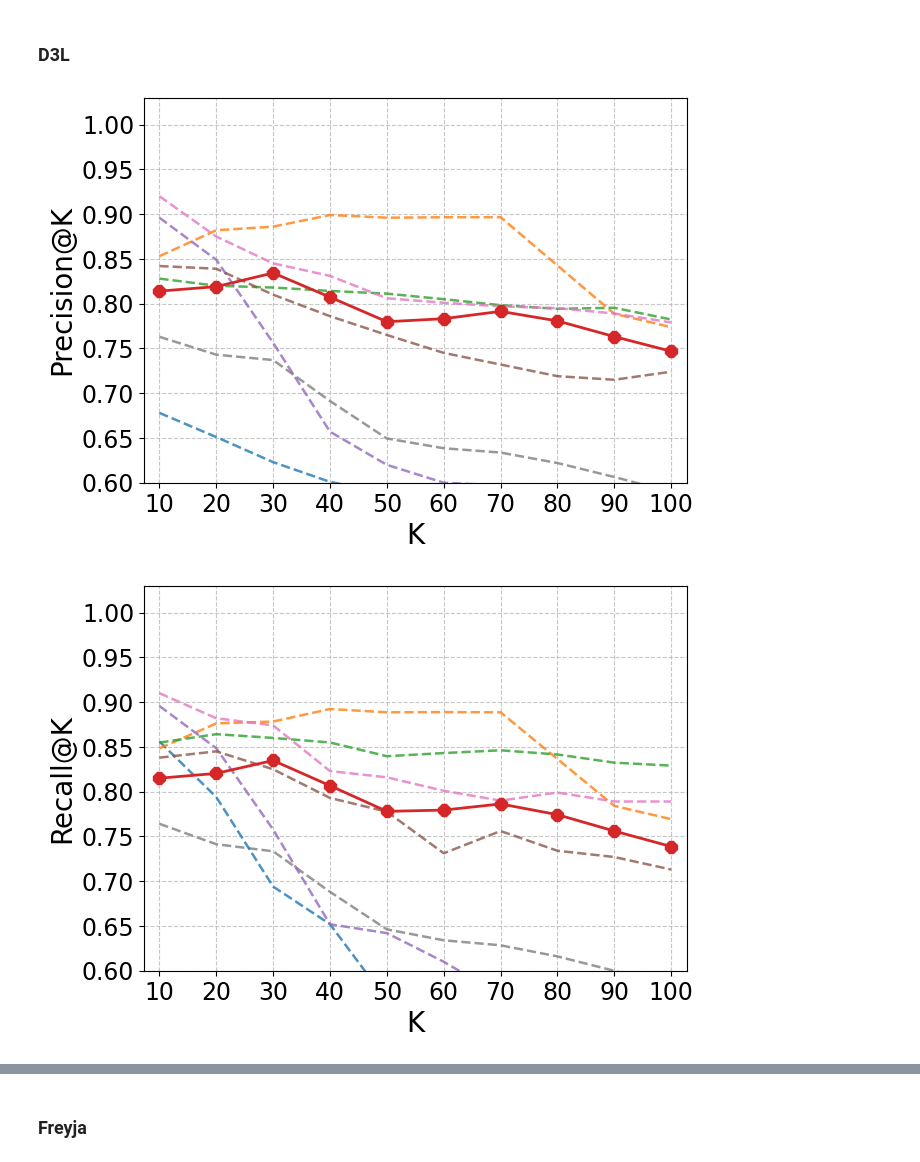
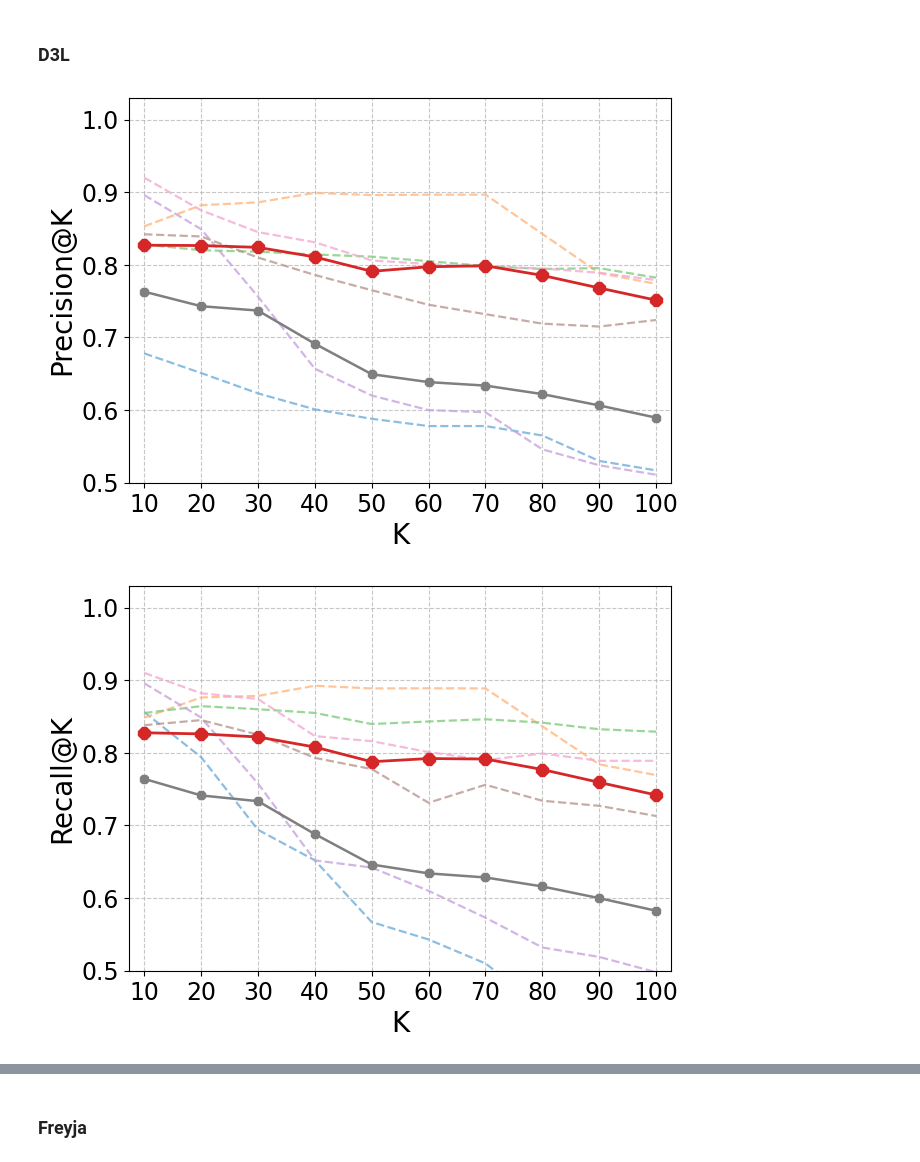
Before and after one commit to dtim-upc/FREYJA, a Jupyter notebook: experiments/notebooks/plots_and_statistical_analyses.ipynb, the cells around one changed output, grey strips where cells are left out. Cells and saved outputs as stored; diff of their text form; code cells hidden in the pictures.

```diff
--- a/experiments/notebooks/plots_and_statistical_analyses.ipynb
+++ b/experiments/notebooks/plots_and_statistical_analyses.ipynb
@@ -25,26 +25,15 @@ data = {
     }
 }
 colors = [
-    "#bfbfbf",  # pale gray
+    "#d62728",  # red
+    "#7f7f7f",  # pale gray
     "#6faedb",  # pale blue
     "#ffb780",  # pale orange
     "#7fcd7f",  # pale green
     "#c9a3de",  # pale purple
     "#b8988f",  # pale brown
     "#f3aad1",  # pale pink
-    "#d62728",  # red
 ]
-
-colors = [
-    "#d62728", # red
-    "#7f7f7f", # grey
-    "#1f77b4", # blue
-    "#ff7f0e", # orange
-    "#2ca02c", # green
-    "#9467bd", # purple
-    "#8c564b", # brown
-    "#e377c2", # pink
-]
 # %%
 # Get method names from the data dictionary (first metric as reference)
 method_labels = list(next(iter(data.values())).keys())
@@ -74,5 +63,5 @@ plt.close()
 # %%
-def plot_metric(metric_name, methods, x, save="", outdir=".", ybottom=0.6, ytop=1.03):
+def plot_metric(metric_name, methods, x, save="", outdir=".", ybottom=0.5, ytop=1.03):
     """
     Plots a single metric and optionally saves it as a PNG file.
 
@@ -89,13 +78,13 @@ def plot_metric(metric_name, methods, x, save="", outdir=".", ybottom=0.6, ytop=
     for (method, values), marker, ls, color in zip(
         methods.items(), markers, linestyles, colors
     ):
-        if method == "Freyja":  # Highlight your system
+        if method == "Freyja":
             plt.plot(
                 x, values,
                 marker=marker, linestyle=ls, color=color, linewidth=2,
                 label=method, zorder=10, markersize=9,
             )
-        elif method == "Freyja no K":
+        elif method == "MJ":
             plt.plot(
                 x, values,
                 marker=marker, linestyle=ls, color=color, linewidth=1.8,
@@ -316,47 +291,47 @@ def plot_d3l():
 
     data = {
         "Precision@K": {
-            "Freyja no K": [0.763, 0.743, 0.737, 0.6913, 0.6494, 0.6385, 0.6337, 0.622, 0.6064, 0.5896],
+            "Freyja": [0.827, 0.8265, 0.824, 0.8108, 0.791, 0.7973, 0.7987, 0.7854, 0.7681, 0.7513],
+            "MJ": [0.763, 0.743, 0.737, 0.6913, 0.6494, 0.6385, 0.6337, 0.622, 0.6064, 0.5896],
             "Santos": [0.678, 0.651, 0.623, 0.601, 0.588, 0.578, 0.578, 0.565, 0.530, 0.517],
             "D3L": [0.853, 0.882, 0.886, 0.899, 0.896, 0.8965, 0.8966, 0.8426, 0.7887, 0.7737],
             "WarpGate": [0.828, 0.82, 0.818, 0.8142, 0.8112, 0.805, 0.7983, 0.7942, 0.7954, 0.7823],
             "Starmie": [0.896, 0.849, 0.7563, 0.657, 0.62, 0.6, 0.597, 0.546, 0.524, 0.511],
             "DeepJoin": [0.842, 0.839, 0.81, 0.786, 0.765, 0.745, 0.732, 0.719, 0.715, 0.724],
             "KGLiDS": [0.92, 0.875, 0.845, 0.831, 0.806, 0.801, 0.797, 0.795, 0.789, 0.779],
-            "Freyja": [0.814, 0.819, 0.8343, 0.8073, 0.7798, 0.7832, 0.7914, 0.7807, 0.7632, 0.7468],
             # "Freyja with J": = [0.869, 0.846, 0.7917, 0.7665, 0.7514, 0.7615, 0.774, 0.7736, 0.7647, 0.7548],
             # "Freyja with C" = [0.858, 0.8505, 0.795, 0.735, 0.695, 0.6672, 0.6487, 0.632, 0.6146, 0.6011]
         },
         "Recall@K" : {
-            "Freyja no K": [0.7641, 0.7413, 0.7334, 0.6881, 0.6462, 0.634, 0.6284, 0.616, 0.5999, 0.5826],
+            "Freyja": [0.8276, 0.826, 0.8218, 0.8079, 0.7877, 0.7921, 0.7914, 0.777, 0.7593, 0.7419],
+            "MJ": [0.7641, 0.7413, 0.7334, 0.6881, 0.6462, 0.634, 0.6284, 0.616, 0.5999, 0.5826],
             "Santos": [0.856, 0.794, 0.694, 0.652, 0.567, 0.543, 0.51, 0.45, 0.476, 0.443],
             "D3L": [0.8483, 0.8762, 0.8783, 0.8923, 0.8886, 0.8888, 0.8886, 0.8365, 0.7841, 0.7693],
             "WarpGate": [0.8548, 0.8642, 0.86, 0.8549, 0.8396, 0.8431, 0.8462, 0.8415, 0.8324, 0.8291],
             "Starmie": [0.8957, 0.8485, 0.7577, 0.6519, 0.642, 0.61, 0.573, 0.532, 0.519, 0.498],
             "DeepJoin": [0.838, 0.845, 0.825, 0.793, 0.7776, 0.7312, 0.756, 0.734, 0.727, 0.713],
             "KGLiDS": [0.91, 0.882, 0.874, 0.823, 0.816, 0.801, 0.79, 0.799, 0.789, 0.789],
-            "Freyja": [0.815, 0.8204, 0.8348, 0.8067, 0.778, 0.7794, 0.7863, 0.7743, 0.756, 0.7387],
             # "Freyja with J": = [0.8673, 0.8436, 0.7881, 0.7607, 0.7449, 0.7537, 0.7655, 0.7653, 0.7564, 0.7463],
             # "Freyja with C" = [0.8565, 0.8487, 0.7942, 0.7335, 0.6937, 0.6649, 0.6454, 0.628, 0.6104, 0.5968]
         },
         "MAP@K" : {
-            "Freyja no K": [0.7239, 0.7558, 0.7671, 0.7683, 0.7642, 0.7548, 0.7487, 0.7456, 0.7454, 0.7471],
+            "Freyja": [0.7438, 0.8069, 0.8156, 0.8223, 0.8237, 0.8209, 0.8225, 0.8264, 0.8297, 0.8332],
+            "MJ": [0.7239, 0.7558, 0.7671, 0.7683, 0.7642, 0.7548, 0.7487, 0.7456, 0.7454, 0.7471],
             "Santos": [0.734, 0.712, 0.689, 0.705, 0.699, 0.689, 0.685, 0.678, 0.669, 0.668],
             "D3L": [0.7458, 0.8246, 0.8517, 0.8599, 0.8692, 0.8751, 0.8779, 0.878, 0.8754, 0.8677],
             "WarpGate": [0.8466, 0.8709, 0.8795, 0.8841, 0.8861, 0.8816, 0.8805, 0.8818, 0.8815, 0.8821],
             "Starmie": [0.7838, 0.8455, 0.8471, 0.8295, 0.806, 0.7887, 0.7759, 0.7604, 0.7436, 0.7322],
             "DeepJoin": [0.773, 0.792, 0.753, 0.7861, 0.775, 0.7124, 0.7322, 0.7238, 0.7155, 0.7214],
             "KGLiDS": [0.834, 0.812, 0.831, 0.798, 0.786, 0.771, 0.779, 0.784, 0.789, 0.77],
-            "Freyja": [0.7402, 0.7939, 0.8102, 0.8181, 0.822, 0.8193, 0.819, 0.8217, 0.8248, 0.8283],
             # "Freyja with J": = [0.824, 0.8648, 0.8698, 0.8618, 0.8566, 0.8385, 0.8247, 0.8186, 0.8173, 0.8169],
             # "Freyja with C" = [0.8201, 0.8612, 0.8715, 0.8669, 0.8642, 0.8591, 0.8495, 0.8322, 0.826, 0.8163]
         }
     }
 
     for metric_name, methods in data.items():
         plot_metric(metric_name, methods, x, save="d3l")
 
 plot_d3l()
 # %% [output]
-[figure, old version]
+[figure, new version]
-[figure, old version]
+[figure, new version]
```
Also changed, not shown: parts of 11 cells of this notebook, 12 other files.
